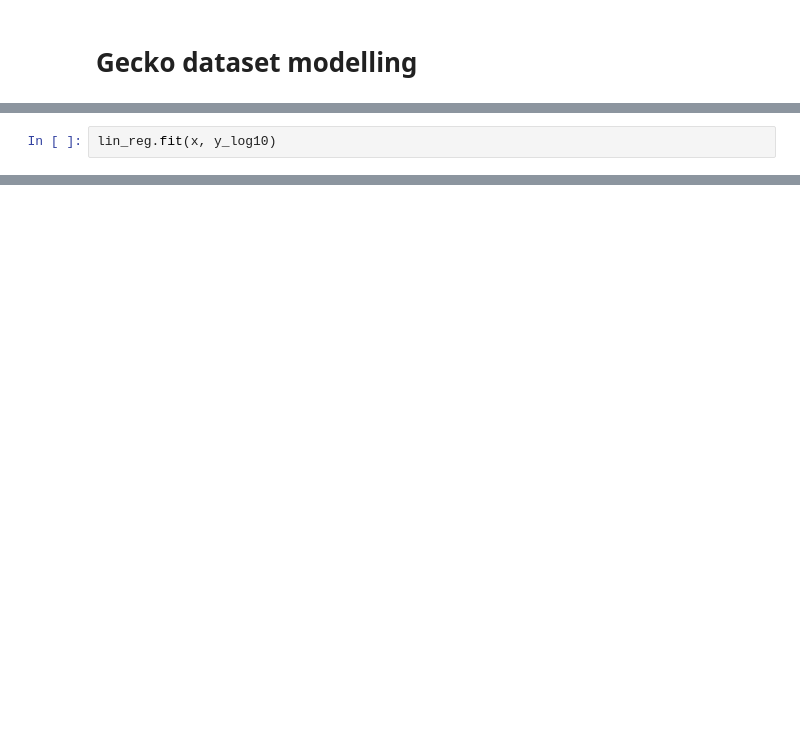
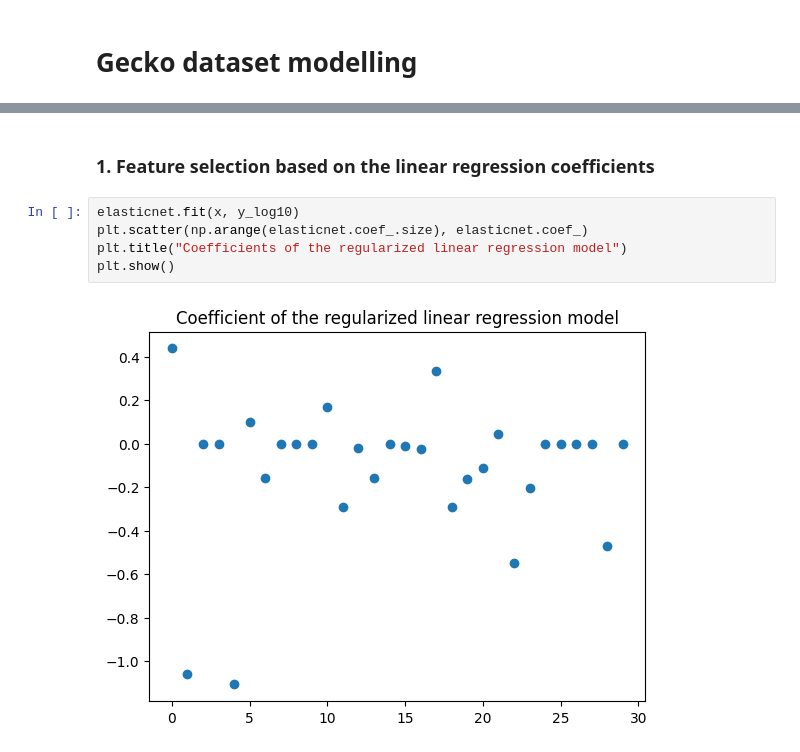
Before and after one commit to karl-helsinki/IMLProject, a Jupyter notebook: modelling.ipynb, the cells around one changed output, grey strips where cells are left out. Cells and saved outputs as stored; diff of their text form; blank space fills up the shorter version.

Commit message:
Add latest changes to modelling notebook

```diff
--- a/modelling.ipynb
+++ b/modelling.ipynb
@@ -228,2 +2,0 @@ print(scores.mean())
-# %%
-lin_reg.fit(x, y_log10)
@@ -299,0 +406,9 @@ save_test_predictions(preds, "predictions/svr_selected_feats2_log10.csv", test_d
+# %% [markdown]
+### 1. Feature selection based on the linear regression coefficients
+# %%
+elasticnet.fit(x, y_log10)
+plt.scatter(np.arange(elasticnet.coef_.size), elasticnet.coef_)
+plt.title("Coefficients of the regularized linear regression model")
+plt.show()
+# %% [output]
+[figure, added]
```
Also changed, not shown: parts of 54 cells of this notebook.
